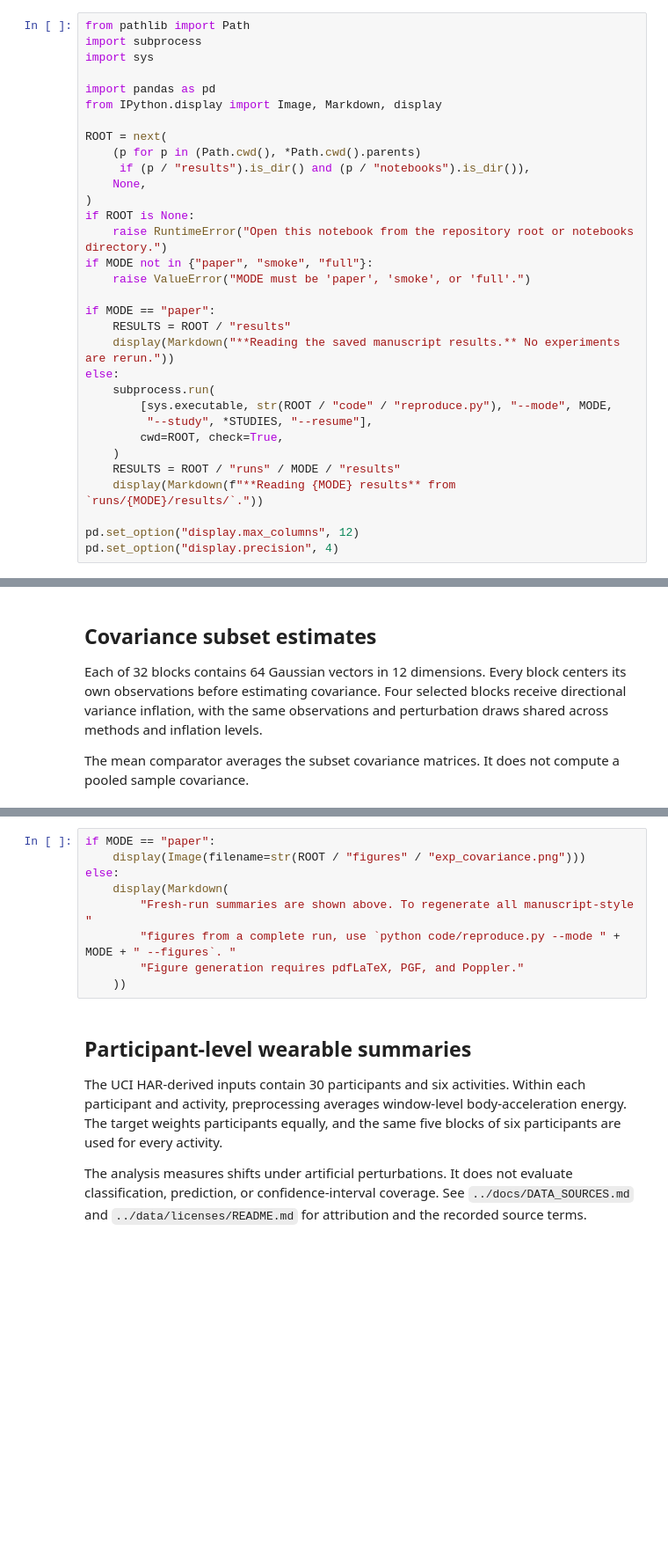
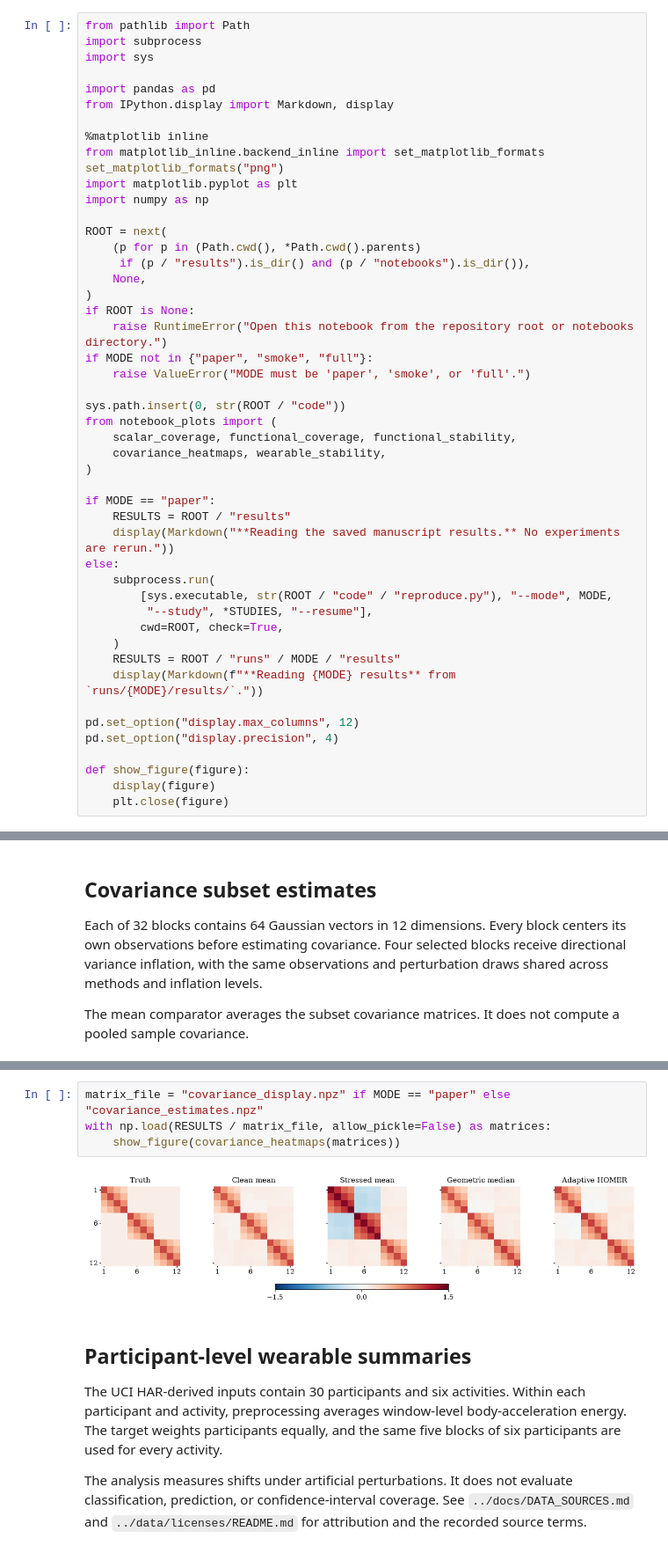
Before and after one commit to kisungyou/HOMER, a Jupyter notebook: notebooks/covariance_wearable.ipynb, the cells around one changed output, grey strips where cells are left out. Shown at 88% size. Saved outputs shown, nothing was run; the diff lists cells and outputs as text; blank space fills up the shorter version.

Commit message:
Render notebook figures inline in every mode

```diff
--- a/notebooks/covariance_wearable.ipynb
+++ b/notebooks/covariance_wearable.ipynb
@@ -15,7 +17,13 @@ import subprocess
 import sys
 
 import pandas as pd
-from IPython.display import Image, Markdown, display
+from IPython.display import Markdown, display
+
+%matplotlib inline
+from matplotlib_inline.backend_inline import set_matplotlib_formats
+set_matplotlib_formats("png")
+import matplotlib.pyplot as plt
+import numpy as np
 
 ROOT = next(
     (p for p in (Path.cwd(), *Path.cwd().parents)
@@ -26,6 +34,12 @@ if ROOT is None:
     raise RuntimeError("Open this notebook from the repository root or notebooks directory.")
 if MODE not in {"paper", "smoke", "full"}:
     raise ValueError("MODE must be 'paper', 'smoke', or 'full'.")
+
+sys.path.insert(0, str(ROOT / "code"))
+from notebook_plots import (
+    scalar_coverage, functional_coverage, functional_stability,
+    covariance_heatmaps, wearable_stability,
+)
 
 if MODE == "paper":
     RESULTS = ROOT / "results"
@@ -41,3 +55,7 @@ else:
 
 pd.set_option("display.max_columns", 12)
 pd.set_option("display.precision", 4)
+
+def show_figure(figure):
+    display(figure)
+    plt.close(figure)
@@ -62,12 +93,9 @@ The covariance heatmaps use prespecified replicate zero at the stronger perturba
 # %%
-if MODE == "paper":
-    display(Image(filename=str(ROOT / "figures" / "exp_covariance.png")))
-else:
-    display(Markdown(
-        "Fresh-run summaries are shown above. To regenerate all manuscript-style "
-        "figures from a complete run, use `python code/reproduce.py --mode " + MODE + " --figures`. "
-        "Figure generation requires pdfLaTeX, PGF, and Poppler."
-    ))
+matrix_file = "covariance_display.npz" if MODE == "paper" else "covariance_estimates.npz"
+with np.load(RESULTS / matrix_file, allow_pickle=False) as matrices:
+    show_figure(covariance_heatmaps(matrices))
+# %% [output]
+[figure, added]
 # %% [markdown]
 ## Participant-level wearable summaries
 
```
Also changed, not shown: parts of 6 cells of this notebook, 10 other files.
